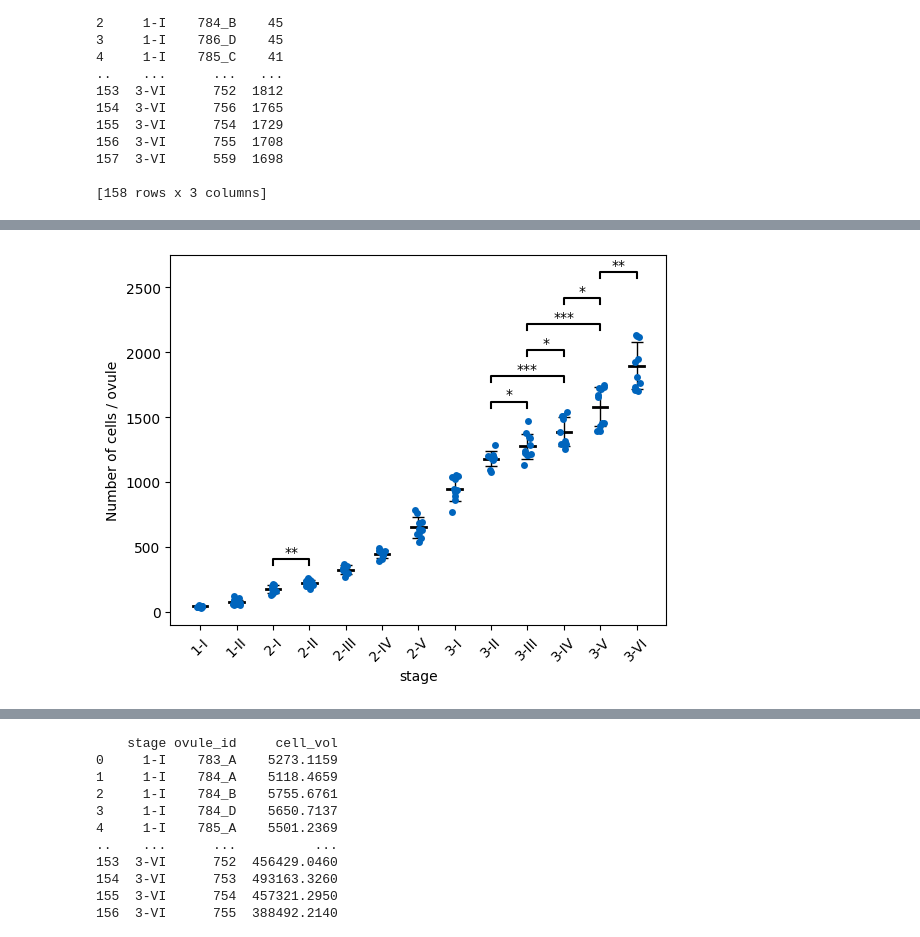
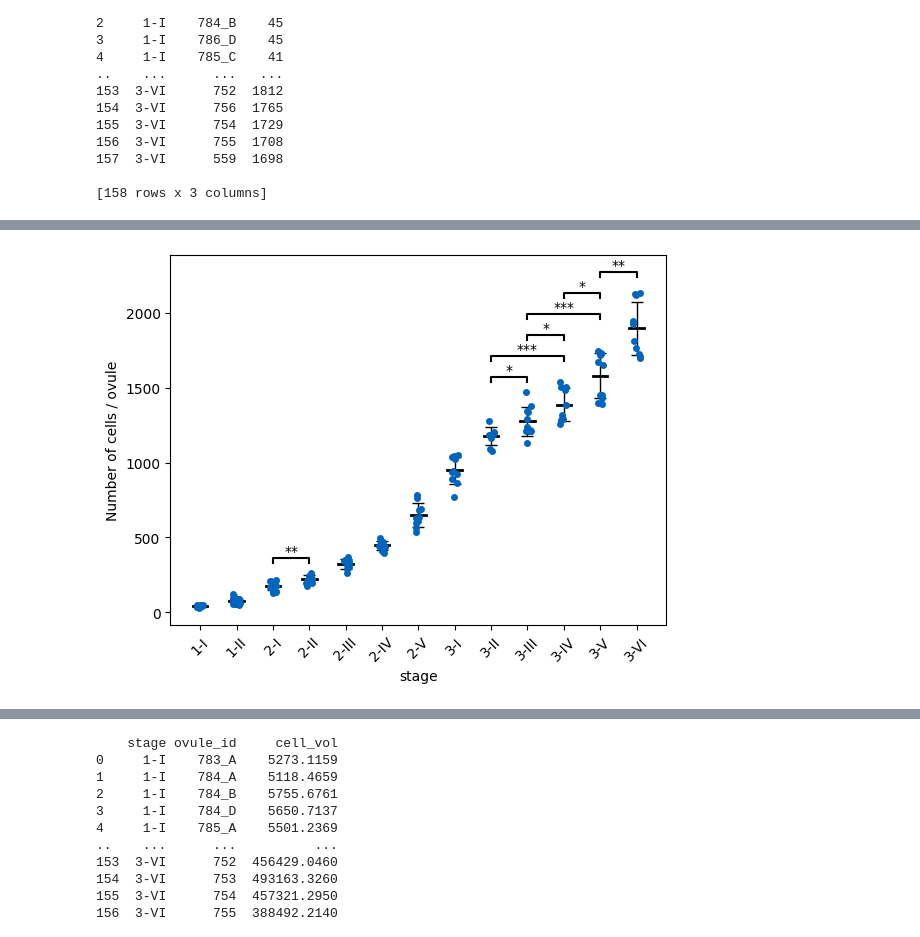
Before and after one commit to SNZLab/3D-ovule-analysis-pipeline, a Jupyter notebook: Automation_pipeline.ipynb, the cells around one changed output, grey strips where cells are left out. Drawn from its saved outputs; the diff is of its cells as text; code cells hidden in the pictures.

Commit message:
ANOVA, multiple t-test (unpaired, parametric)

```diff
--- a/Automation_pipeline.ipynb
+++ b/Automation_pipeline.ipynb
@@ -448,29 +406,29 @@ table.loc[table['pval_corr'] >= 0.0001, ['group1','group2']]
 # %%
 # Get statistics (mean, standard deviation)
 stats = StatsForGraphs(count_cells_by_stage, 'stage', 'n')
 means, stds = stats.compute_stats()
 
 # Box plots
 plt.errorbar(count_cells_by_stage['stage'].unique(), means, yerr=stds, linestyle='None', lw=1.0, fmt='None', capsize=4.0, color='black')
 
 for idx, stage in enumerate(count_cells_by_stage['stage'].unique()):
     plt.plot([idx-0.2,idx+0.2], [means[idx],means[idx]], color='black', lw=2.0)
 
 # Scatter plots
 sns.stripplot(data=count_cells_by_stage, x='stage', y='n', color='#0065bd', alpha=1.0)
 
-# Statistical annotation
-ttest = Multiple_ttest(count_cells_by_stage, var='stage', value='n', method='holm-sidak', col='black', h=100)
+# Statistical annotation for multiple comparison t-test
+ttest = MultipleComparison_ttest(count_cells_by_stage, var='stage', value='n', method='holm-sidak', col='black', h=70)
 pairs, pvalues, ast = ttest.perform_ttest()
 ttest.graph_annotate(pairs, ast)
 
 # Change label of y-axis
 plt.ylabel('Number of cells / ovule')
 
 # Rotate x-axis labels
 plt.xticks(rotation=45)
 
 # Show plot
 plt.show()
 # %% [output]
-[figure, old version]
+[figure, new version]
```
Also changed, not shown: parts of 12 cells of this notebook.
